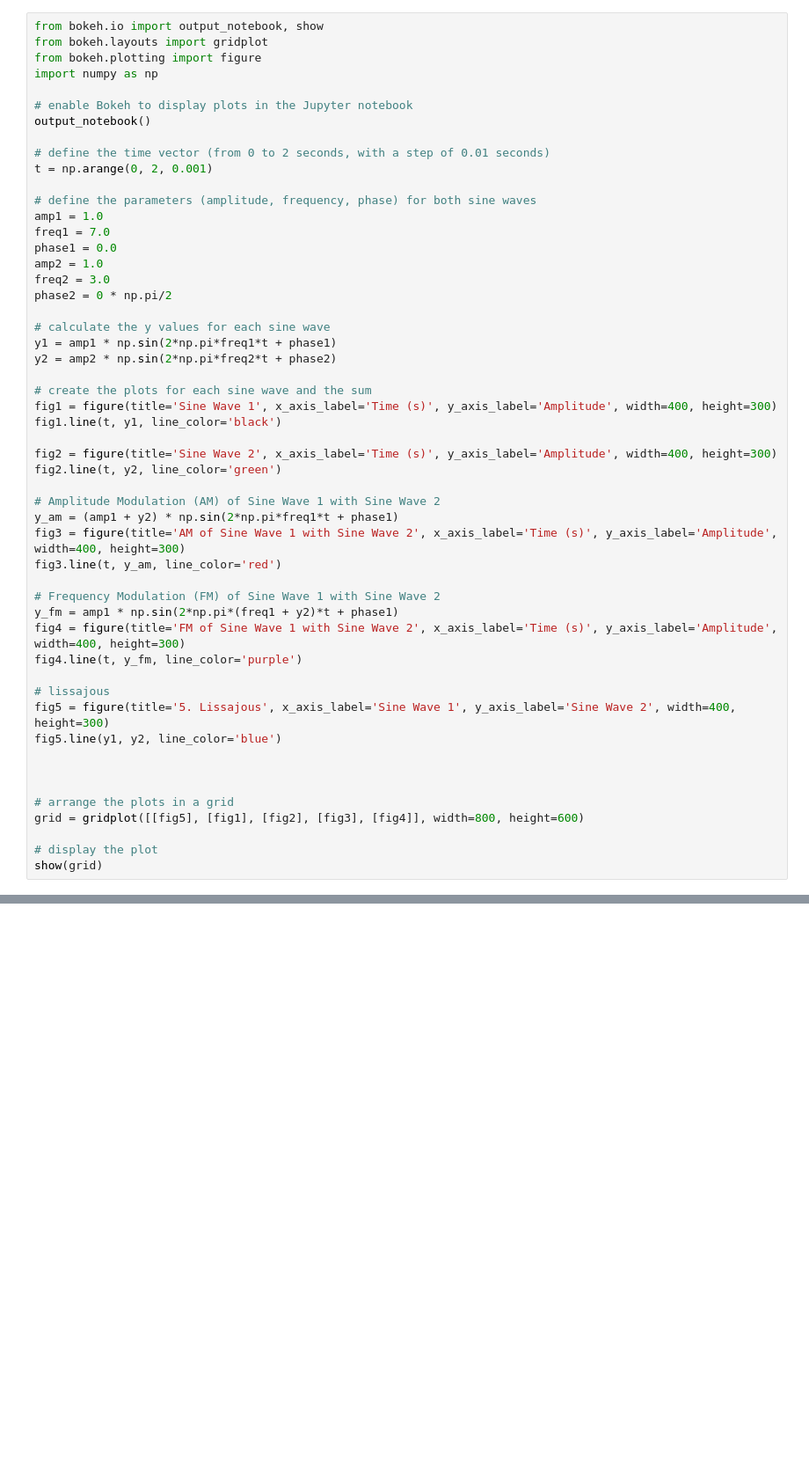
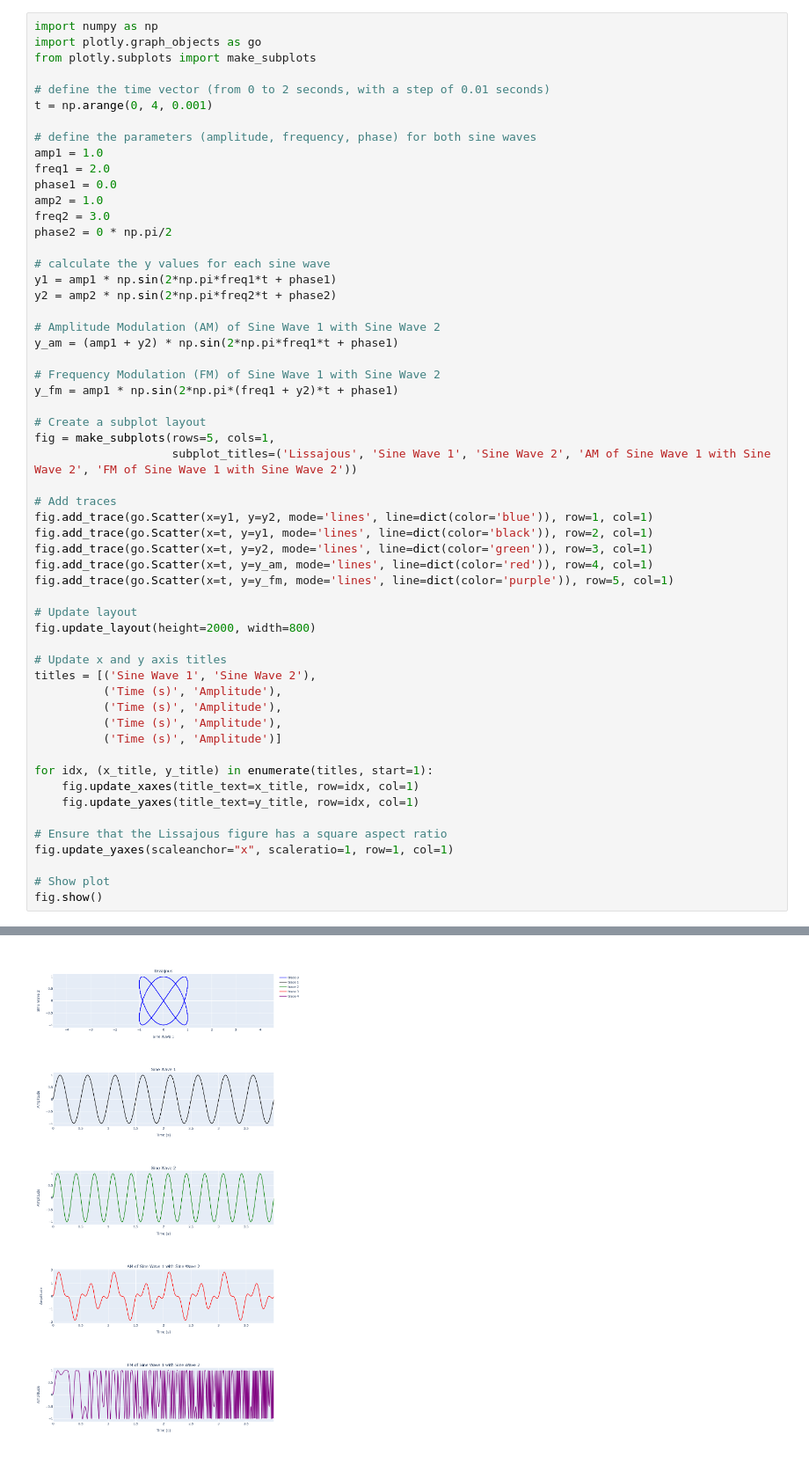
Before and after one commit to egorpol/audiospylt, a Jupyter notebook: gmth/lissajous.ipynb, the cells around one changed output, grey strips where cells are left out. Shown at 88% size. Drawn from its saved outputs; the diff is of its cells as text; blank space fills up the shorter version.

```diff
--- a/gmth/lissajous.ipynb
+++ b/gmth/lissajous.ipynb
@@ -1,18 +1,14 @@
 # %%
-from bokeh.io import output_notebook, show
-from bokeh.layouts import gridplot
-from bokeh.plotting import figure
 import numpy as np
-
-# enable Bokeh to display plots in the Jupyter notebook
-output_notebook()
+import plotly.graph_objects as go
+from plotly.subplots import make_subplots
 
 # define the time vector (from 0 to 2 seconds, with a step of 0.01 seconds)
-t = np.arange(0, 2, 0.001)
+t = np.arange(0, 4, 0.001)
 
 # define the parameters (amplitude, frequency, phase) for both sine waves
 amp1 = 1.0
-freq1 = 7.0
+freq1 = 2.0
 phase1 = 0.0
 amp2 = 1.0
 freq2 = 3.0
@@ -22,32 +18,40 @@ phase2 = 0 * np.pi/2
 y1 = amp1 * np.sin(2*np.pi*freq1*t + phase1)
 y2 = amp2 * np.sin(2*np.pi*freq2*t + phase2)
 
-# create the plots for each sine wave and the sum
-fig1 = figure(title='Sine Wave 1', x_axis_label='Time (s)', y_axis_label='Amplitude', width=400, height=300)
-fig1.line(t, y1, line_color='black')
-
-fig2 = figure(title='Sine Wave 2', x_axis_label='Time (s)', y_axis_label='Amplitude', width=400, height=300)
-fig2.line(t, y2, line_color='green')
-
 # Amplitude Modulation (AM) of Sine Wave 1 with Sine Wave 2
 y_am = (amp1 + y2) * np.sin(2*np.pi*freq1*t + phase1)
-fig3 = figure(title='AM of Sine Wave 1 with Sine Wave 2', x_axis_label='Time (s)', y_axis_label='Amplitude', width=400, height=300)
-fig3.line(t, y_am, line_color='red')
 
 # Frequency Modulation (FM) of Sine Wave 1 with Sine Wave 2
 y_fm = amp1 * np.sin(2*np.pi*(freq1 + y2)*t + phase1)
-fig4 = figure(title='FM of Sine Wave 1 with Sine Wave 2', x_axis_label='Time (s)', y_axis_label='Amplitude', width=400, height=300)
-fig4.line(t, y_fm, line_color='purple')
 
-# lissajous
-fig5 = figure(title='5. Lissajous', x_axis_label='Sine Wave 1', y_axis_label='Sine Wave 2', width=400, height=300)
-fig5.line(y1, y2, line_color='blue')
+# Create a subplot layout
+fig = make_subplots(rows=5, cols=1,
+                    subplot_titles=('Lissajous', 'Sine Wave 1', 'Sine Wave 2', 'AM of Sine Wave 1 with Sine Wave 2', 'FM of Sine Wave 1 with Sine Wave 2'))
 
+# Add traces
+fig.add_trace(go.Scatter(x=y1, y=y2, mode='lines', line=dict(color='blue')), row=1, col=1)
+fig.add_trace(go.Scatter(x=t, y=y1, mode='lines', line=dict(color='black')), row=2, col=1)
+fig.add_trace(go.Scatter(x=t, y=y2, mode='lines', line=dict(color='green')), row=3, col=1)
+fig.add_trace(go.Scatter(x=t, y=y_am, mode='lines', line=dict(color='red')), row=4, col=1)
+fig.add_trace(go.Scatter(x=t, y=y_fm, mode='lines', line=dict(color='purple')), row=5, col=1)
 
+# Update layout
+fig.update_layout(height=2000, width=800)
 
-# arrange the plots in a grid
-grid = gridplot([[fig5], [fig1], [fig2], [fig3], [fig4]], width=800, height=600)
+# Update x and y axis titles
+titles = [('Sine Wave 1', 'Sine Wave 2'),
+          ('Time (s)', 'Amplitude'),
+          ('Time (s)', 'Amplitude'),
+          ('Time (s)', 'Amplitude'),
+          ('Time (s)', 'Amplitude')]
 
-# display the plot
-show(grid)
+for idx, (x_title, y_title) in enumerate(titles, start=1):
+    fig.update_xaxes(title_text=x_title, row=idx, col=1)
+    fig.update_yaxes(title_text=y_title, row=idx, col=1)
+
+# Ensure that the Lissajous figure has a square aspect ratio
+fig.update_yaxes(scaleanchor="x", scaleratio=1, row=1, col=1)
+
+# Show plot
+fig.show()
 # %% [output]
@@ -57,0 +58 @@ show(grid)
+[figure, added]
```
Also changed, not shown: parts of 1 cell of this notebook, 30 other files.
